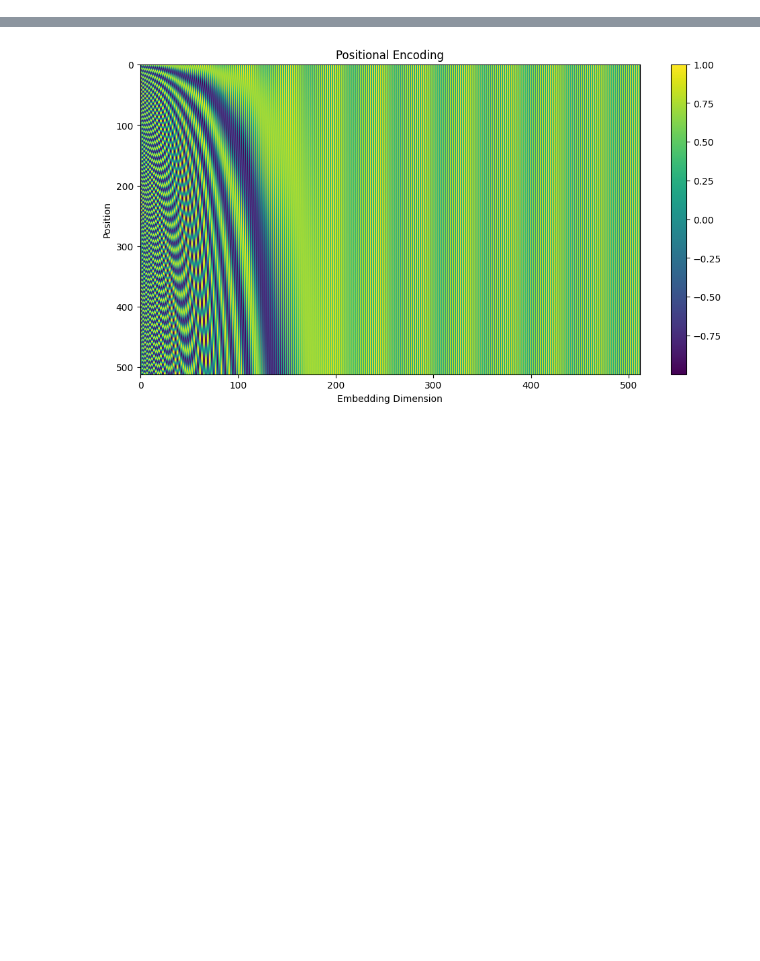
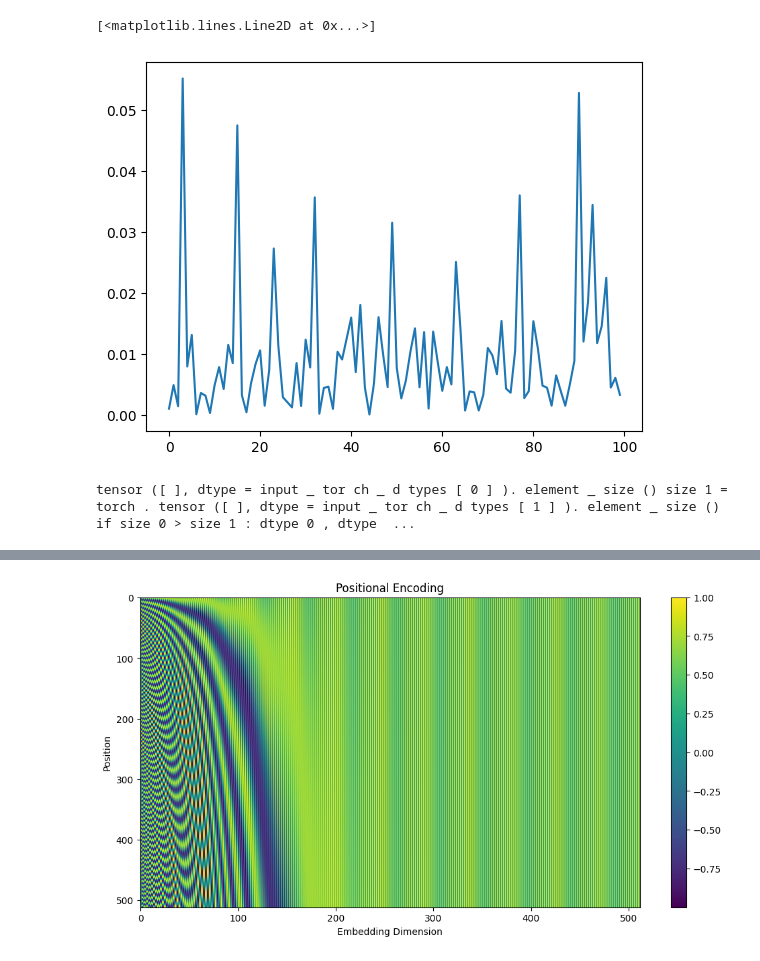
Before and after one commit to MrCartoonology/modelsfromscratch, a Jupyter notebook: notebooks/transformers.ipynb, the cells around one changed output, grey strips where cells are left out. Drawn from its saved outputs; the diff is of its cells as text; code cells hidden in the pictures; blank space fills up the shorter version.

```diff
--- a/notebooks/transformers.ipynb
+++ b/notebooks/transformers.ipynb
@@ -44,0 +22,2 @@ plt.plot(rev[-5:])
+# %%
+tokenizer, ids, attn00 = attnvis.run()
@@ -44,0 +46,9 @@ plt.plot(rev[-5:])
+# %%
+plt.plot(attn00)
+# %% [output]
+[<matplotlib.lines.Line2D at 0x...>]
+[figure, added]
+# %%
+attnvis.visualize_attention(tokenizer, ids, attn00)
+# %% [output]
+tensor ([ ], dtype = input _ tor ch _ d types [ 0 ] ). element _ size () size 1 = torch . tensor ([ ], dtype = input _ tor ch _ d types [ 1 ] ). element _ size () if size 0 > size 1 : dtype 0 , dtype  ...
```
Also changed, not shown: parts of 11 cells of this notebook, 1 other file.
